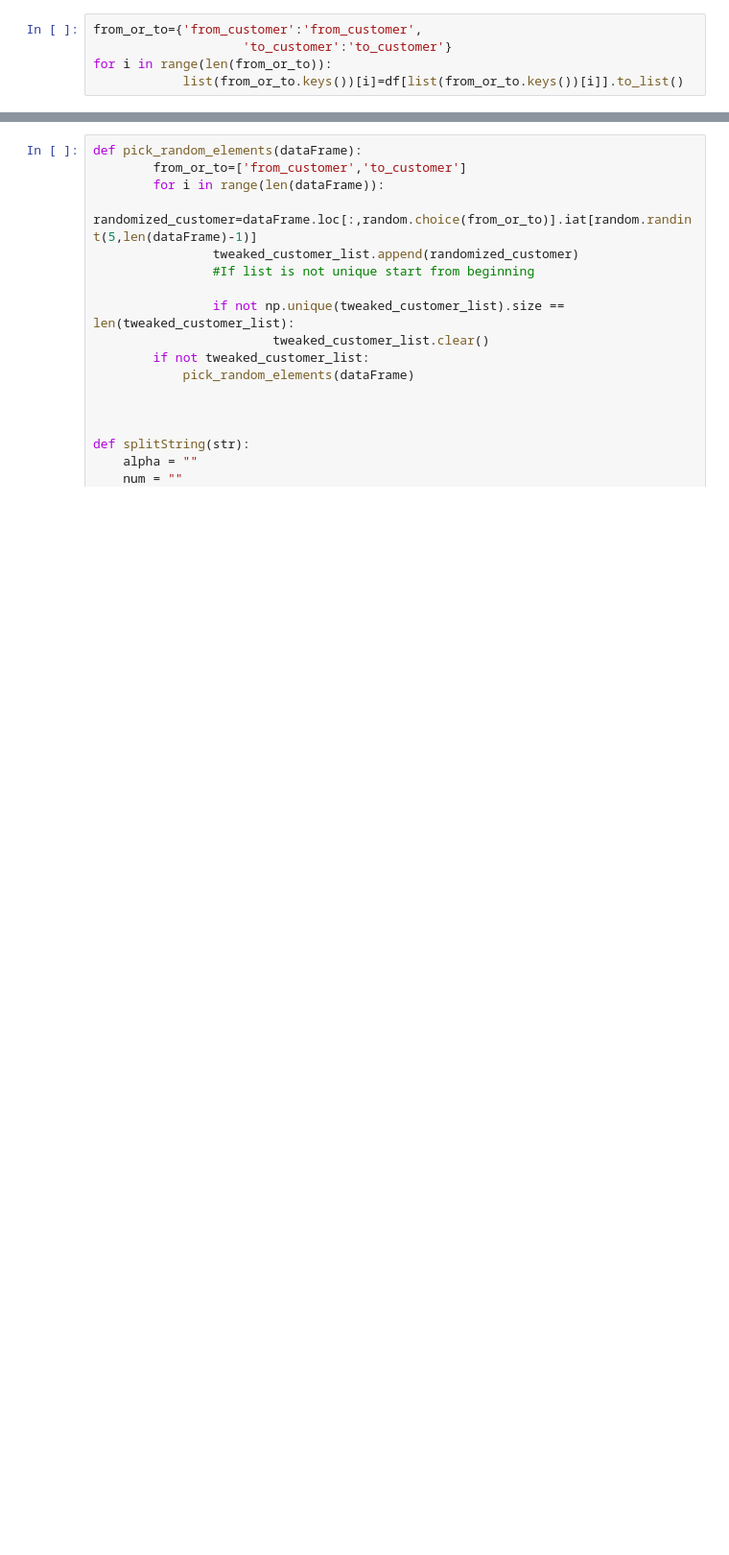
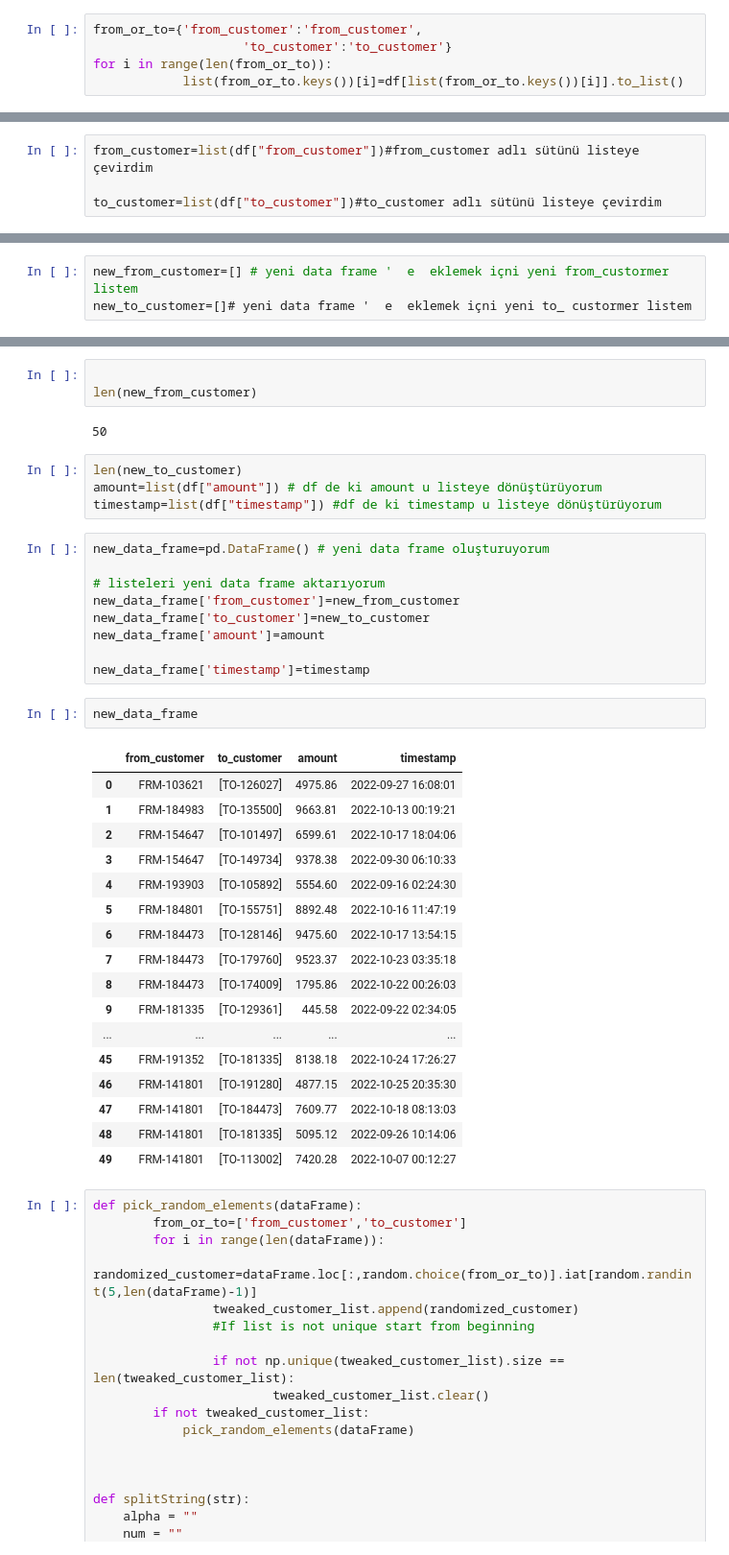
Before and after one commit to nekodu/neo4j-synthetic-transactions, a Jupyter notebook: fake_data.ipynb, the cells around one changed output, grey strips where cells are left out. Shown at 96% size. Cells and saved outputs as stored; diff of their text form; blank space fills up the shorter version.

```diff
--- a/fake_data.ipynb
+++ b/fake_data.ipynb
@@ -72,0 +102,4 @@ for i in range(len(from_or_to)):
+# %%
+from_customer=list(df["from_customer"])#from_customer adlı sütünü listeye çevirdim
+
+to_customer=list(df["to_customer"])#to_customer adlı sütünü listeye çevirdim
@@ -72,0 +110,3 @@ for i in range(len(from_or_to)):
+# %%
+new_from_customer=[] # yeni data frame '  e  eklemek içni yeni from_custormer listem
+new_to_customer=[]# yeni data frame '  e  eklemek içni yeni to_ custormer listem
@@ -73,3 +169,41 @@ for i in range(len(from_or_to)):
+# %%
+
+len(new_from_customer)
+# %% [output]
+50
+# %%
+len(new_to_customer)
+amount=list(df["amount"]) # df de ki amount u listeye dönüştürüyorum
+timestamp=list(df["timestamp"]) #df de ki timestamp u listeye dönüştürüyorum
+# %%
+new_data_frame=pd.DataFrame() # yeni data frame oluşturuyorum
+
+# listeleri yeni data frame aktarıyorum
+new_data_frame['from_customer']=new_from_customer
+new_data_frame['to_customer']=new_to_customer
+new_data_frame['amount']=amount
+
+new_data_frame['timestamp']=timestamp
+# %%
+new_data_frame
+# %% [output]
+|  | from_customer | to_customer | amount | timestamp |
+| 0 | FRM-103621 | [TO-126027] | 4975.86 | 2022-09-27 16:08:01 |
+| 1 | FRM-184983 | [TO-135500] | 9663.81 | 2022-10-13 00:19:21 |
+| 2 | FRM-154647 | [TO-101497] | 6599.61 | 2022-10-17 18:04:06 |
+| 3 | FRM-154647 | [TO-149734] | 9378.38 | 2022-09-30 06:10:33 |
+| 4 | FRM-193903 | [TO-105892] | 5554.60 | 2022-09-16 02:24:30 |
+| 5 | FRM-184801 | [TO-155751] | 8892.48 | 2022-10-16 11:47:19 |
+| 6 | FRM-184473 | [TO-128146] | 9475.60 | 2022-10-17 13:54:15 |
+| 7 | FRM-184473 | [TO-179760] | 9523.37 | 2022-10-23 03:35:18 |
+| 8 | FRM-184473 | [TO-174009] | 1795.86 | 2022-10-22 00:26:03 |
+| 9 | FRM-181335 | [TO-129361] | 445.58 | 2022-09-22 02:34:05 |
+| ... | ... | ... | ... | ... |
+| 45 | FRM-191352 | [TO-181335] | 8138.18 | 2022-10-24 17:26:27 |
+| 46 | FRM-141801 | [TO-191280] | 4877.15 | 2022-10-25 20:35:30 |
+| 47 | FRM-141801 | [TO-184473] | 7609.77 | 2022-10-18 08:13:03 |
+| 48 | FRM-141801 | [TO-181335] | 5095.12 | 2022-09-26 10:14:06 |
+| 49 | FRM-141801 | [TO-113002] | 7420.28 | 2022-10-07 00:12:27 |
 # %%
 def pick_random_elements(dataFrame):
         from_or_to=['from_customer','to_customer']
```
Also changed, not shown: parts of 14 cells of this notebook.
